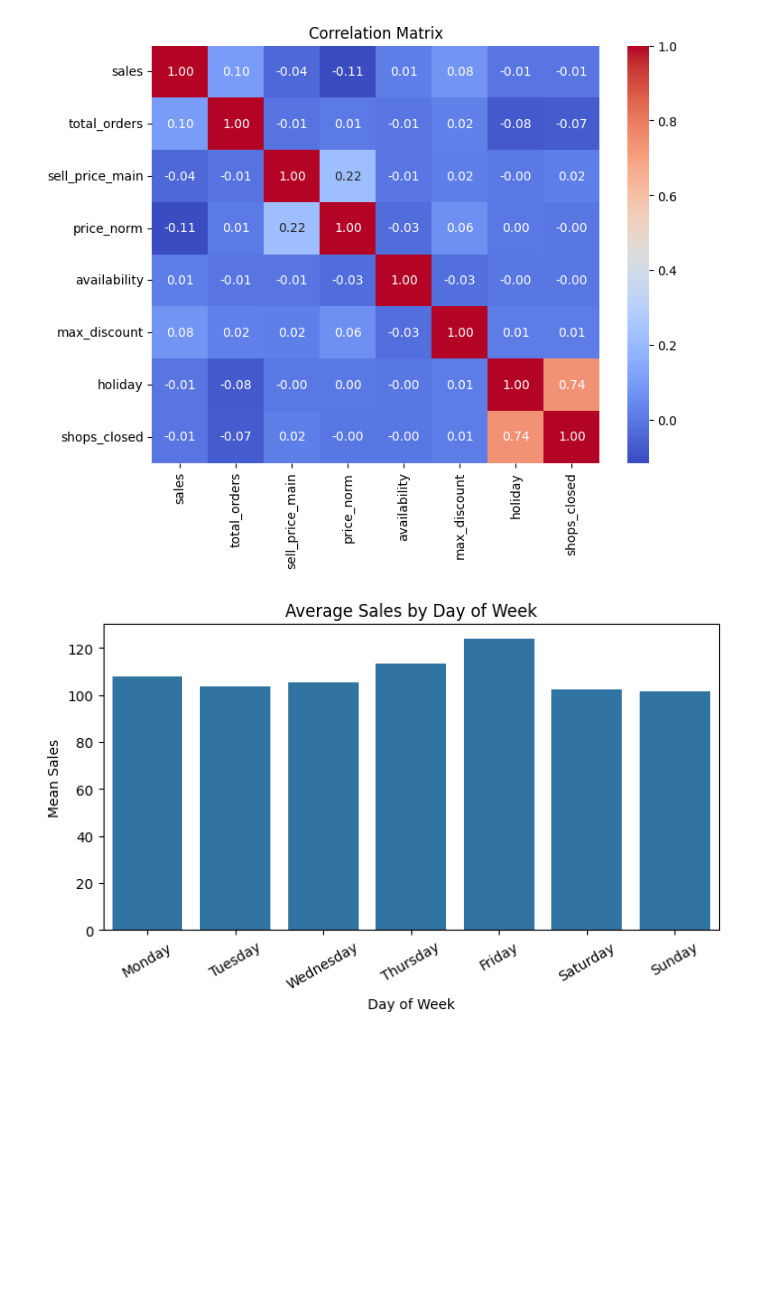
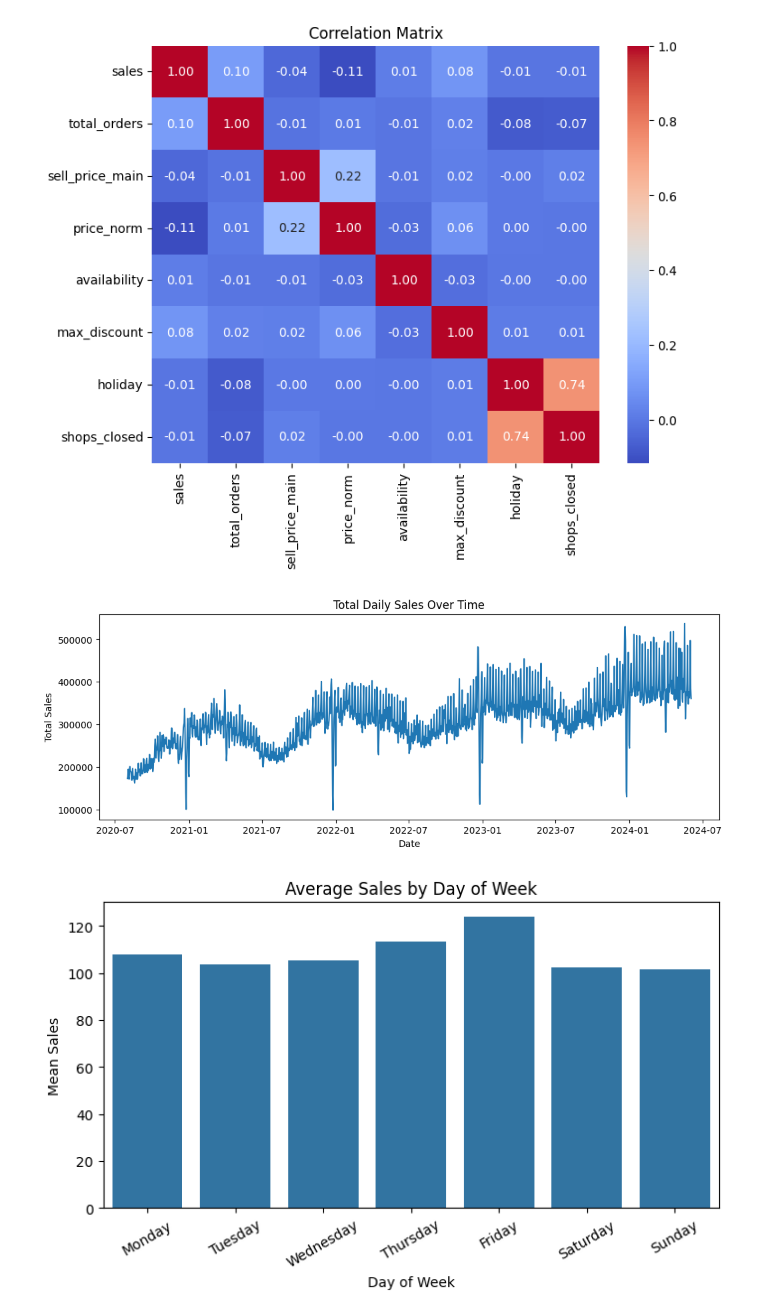
Before and after one commit to KtoxTheNisa/GROUP51_CENG313, a Jupyter notebook: assignment1_eda_baseline.ipynb, the cells around one changed output. Drawn from its saved outputs; the diff is of its cells as text; code cells hidden in the pictures; blank space fills up the shorter version.

Commit message:
added daily sales trend plot and fix small notebook issues

```diff
--- a/assignment1_eda_baseline.ipynb
+++ b/assignment1_eda_baseline.ipynb
@@ -265,6 +266,18 @@ plt.title("Correlation Matrix")
 plt.show()
 # %% [output]
 [figure]
+# %%
+#total daily sales over time
+daily_sales = train_merged.groupby("date")["sales"].sum()
+daily_sales.index = pd.to_datetime(daily_sales.index)
+plt.figure(figsize=(12, 4))
+plt.plot(daily_sales.index, daily_sales.values)
+plt.title("Total Daily Sales Over Time")
+plt.xlabel("Date")
+plt.ylabel("Total Sales")
+plt.show()
+# %% [output]
+[figure, added]
 # %%
 #average sales by day of week
 train_merged["day_name"] = pd.to_datetime(train_merged["date"]).dt.day_name()
```
Also changed, not shown: parts of 2 cells of this notebook.
